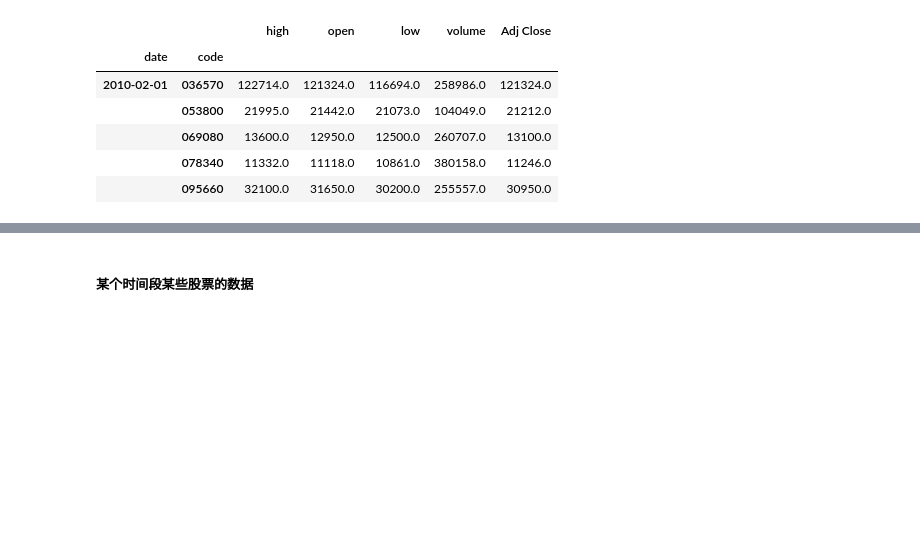
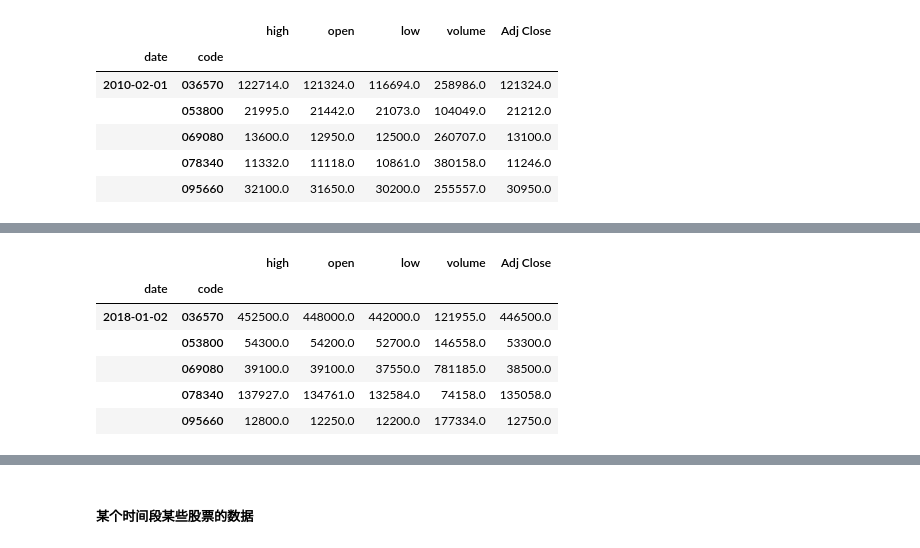
Before and after one commit to dxcv/strategy_research, a Jupyter notebook: pair trading -- python/summary.ipynb, the cells around one changed output, grey strips where cells are left out. Saved outputs shown, nothing was run; the diff lists cells and outputs as text; code cells hidden in the pictures; blank space fills up the shorter version.

```diff
--- a/pair trading -- python/summary.ipynb
+++ b/pair trading -- python/summary.ipynb
@@ -163,0 +157,11 @@ data.loc[('2019',slice(None)),:].head()
+# %%
+# 某一年的数据
+data.loc[(slice('2018','2019'),slice(None)),:].head()
+# %% [output]
+|  |  | high | open | low | volume | Adj Close |
+| date | code |  |  |  |  |  |
+| 2018-01-02 | 036570 | 452500.0 | 448000.0 | 442000.0 | 121955.0 | 446500.0 |
+|  | 053800 | 54300.0 | 54200.0 | 52700.0 | 146558.0 | 53300.0 |
+|  | 069080 | 39100.0 | 39100.0 | 37550.0 | 781185.0 | 38500.0 |
+|  | 078340 | 137927.0 | 134761.0 | 132584.0 | 74158.0 | 135058.0 |
+|  | 095660 | 12800.0 | 12250.0 | 12200.0 | 177334.0 | 12750.0 |
```
Also changed, not shown: parts of 16 cells of this notebook, 1 other file.
